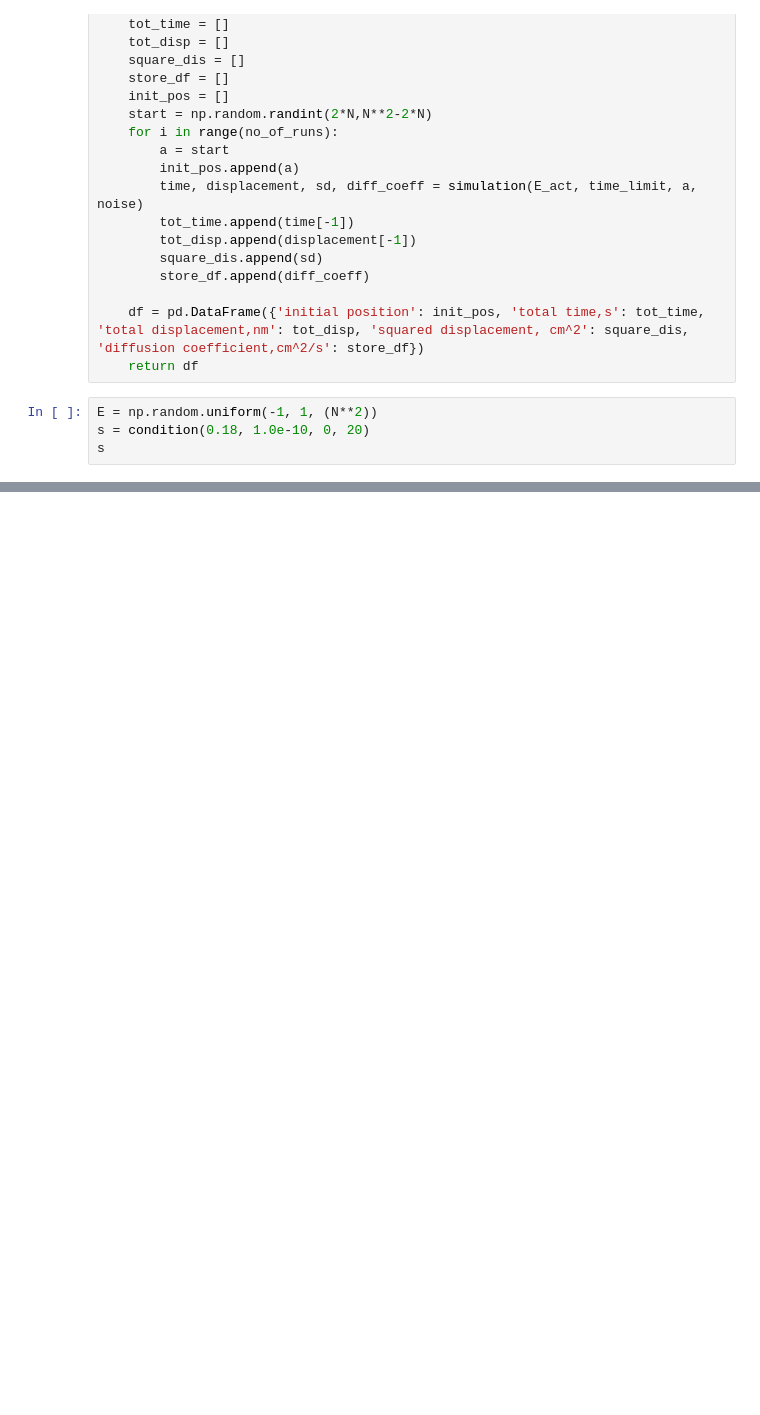
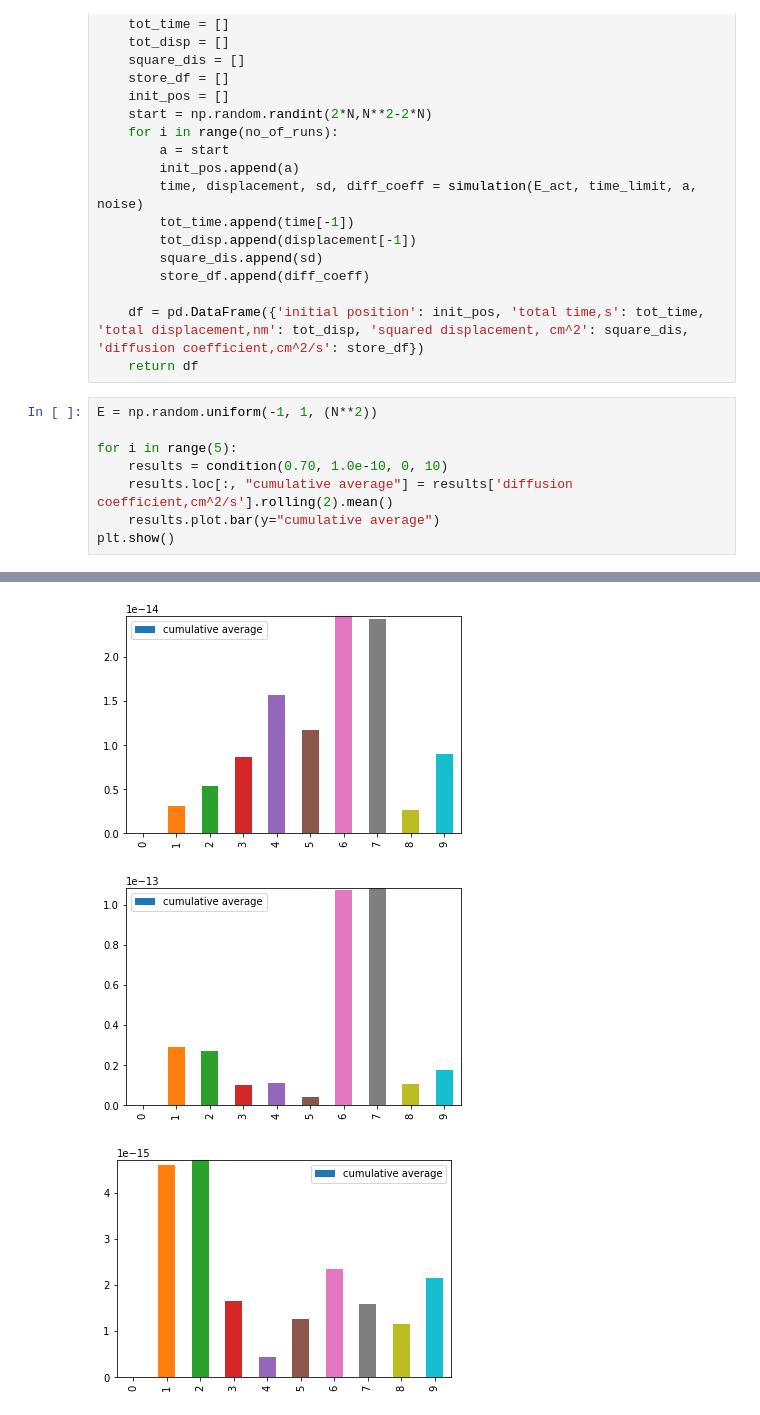
Before and after one commit to Abiyouxin/2D_hopping, a Jupyter notebook: hexagonal_lattice_2.2.ipynb, the cells around one changed output, grey strips where cells are left out. Cells and saved outputs as stored; diff of their text form; blank space fills up the shorter version.

Commit message:
Cumulative average

```diff
--- a/hexagonal_lattice_2.2.ipynb
+++ b/hexagonal_lattice_2.2.ipynb
@@ -217,6 +217,10 @@ def condition(E_act, time_limit, noise, no_of_runs):
     return df
 # %%
 E = np.random.uniform(-1, 1, (N**2))
-s = condition(0.18, 1.0e-10, 0, 20)
-s
+
+for i in range(5):
+    results = condition(0.70, 1.0e-10, 0, 10)
+    results.loc[:, "cumulative average"] = results['diffusion coefficient,cm^2/s'].rolling(2).mean()
+    results.plot.bar(y="cumulative average")
+plt.show()
 # %% [output]
@@ -239,0 +227,3 @@ s
+[figure, added]
+[figure, added]
+[figure, added]
```
Also changed, not shown: parts of 3 cells of this notebook.
